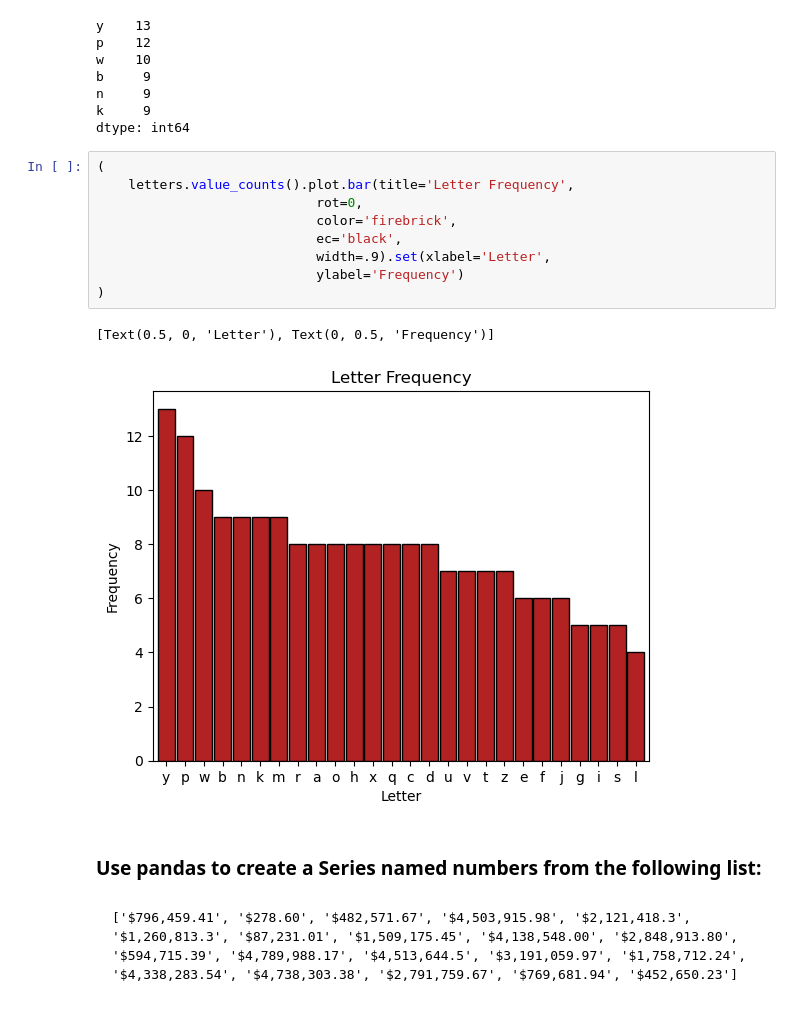
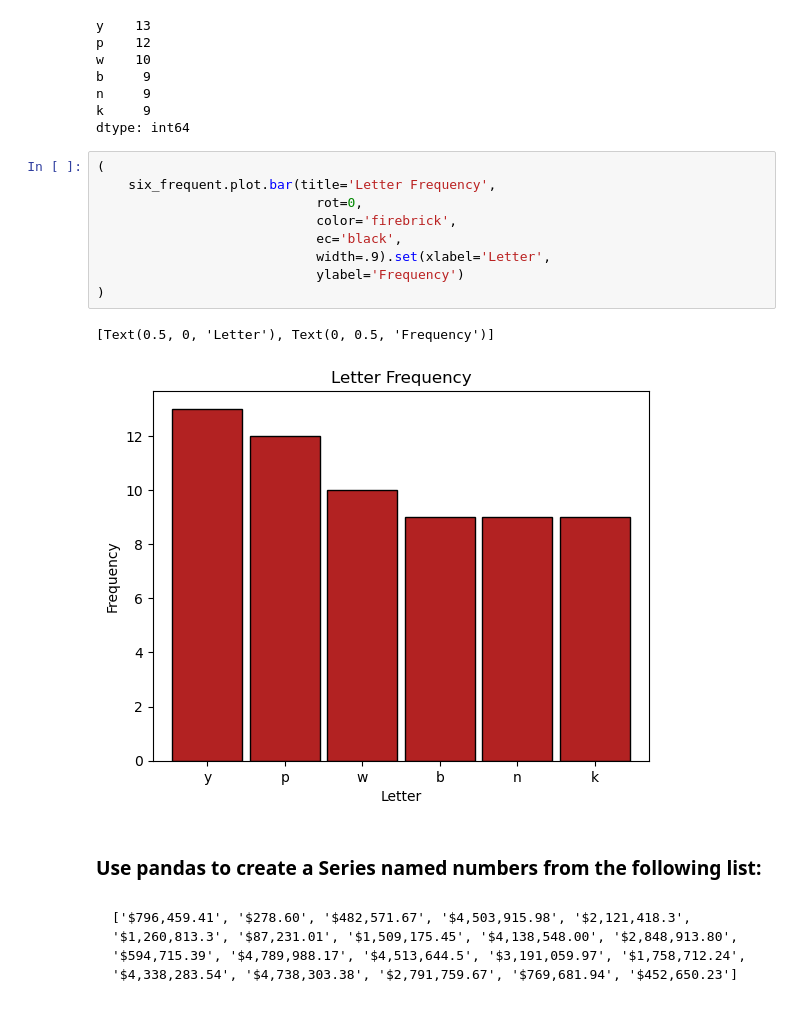
Before and after one commit to JonathanTWare/numpy-pandas-visualization-exercises, a Jupyter notebook: pandas_series.ipynb, the cells around one changed output. Drawn from its saved outputs; the diff is of its cells as text.

```diff
--- a/pandas_series.ipynb
+++ b/pandas_series.ipynb
@@ -459,16 +459,16 @@ k     9
 dtype: int64
 # %%
 (
-    letters.value_counts().plot.bar(title='Letter Frequency',
+    six_frequent.plot.bar(title='Letter Frequency',
                             rot=0,
                             color='firebrick',
                             ec='black',
                             width=.9).set(xlabel='Letter',
                             ylabel='Frequency')
 )
 # %% [output]
 [Text(0.5, 0, 'Letter'), Text(0, 0.5, 'Frequency')]
-[figure, old version]
+[figure, new version]
 # %% [markdown]
 ### Use pandas to create a Series named numbers from the following list:
 ###
```
Also changed, not shown: parts of 6 cells of this notebook.
